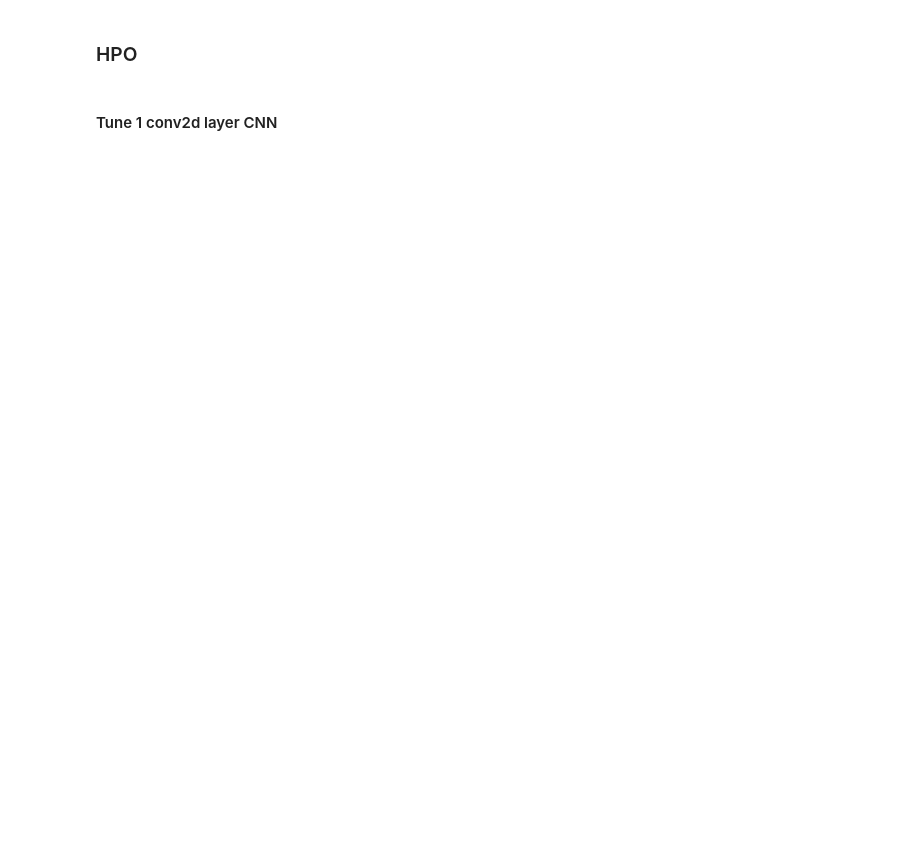
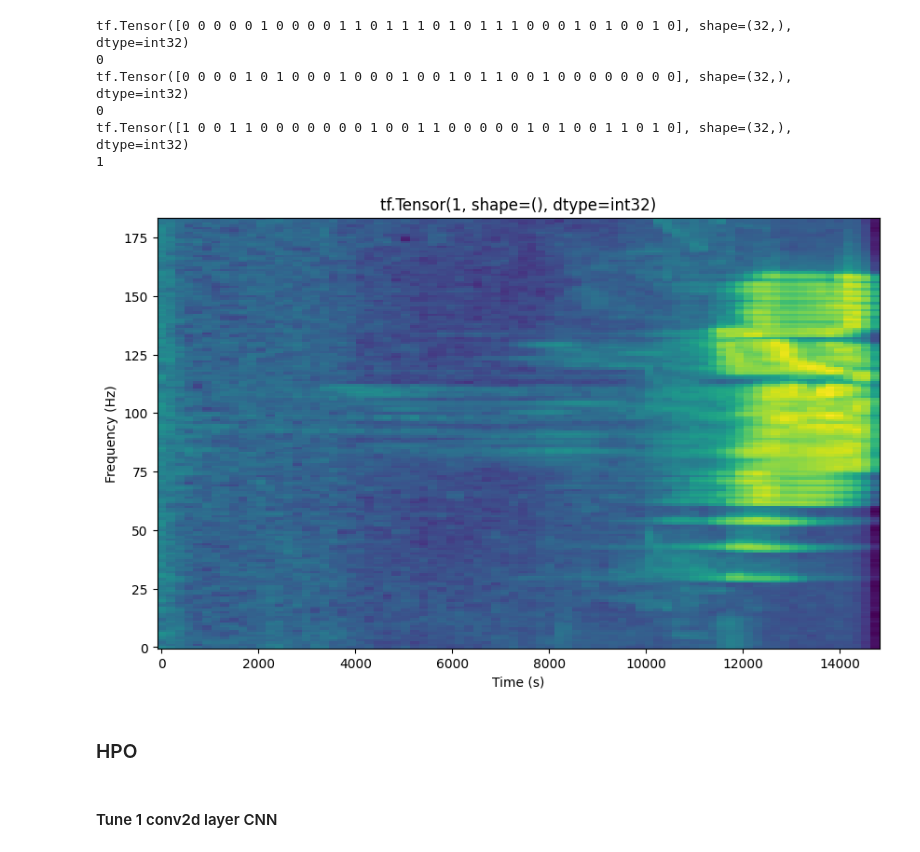
Before and after one commit to polinatrump/BirdSongDetectionTinyML, a Jupyter notebook: thesis/bnn_mel_spec_baseline_hpo_quant.ipynb, the cells around one changed output. Cells and saved outputs as stored; diff of their text form; code cells hidden in the pictures; blank space fills up the shorter version.

```diff
--- a/thesis/bnn_time_series_baseline_hpo_quant.ipynb
+++ b/thesis/bnn_mel_spec_baseline_hpo_quant.ipynb
@@ -67,3 +66,40 @@ x_test_np, y_test_np = convert_prefetchdataset_to_numpy_arrays(test_dataset, dat
+# %%
+train_spectrogram_ds = create_spectrograms_from_audio_dataset(train_dataset, sample_rate = 16000).cache().prefetch(tf.data.AUTOTUNE)
+test_spectrogram_ds = create_spectrograms_from_audio_dataset(test_dataset, sample_rate = 16000).cache().prefetch(tf.data.AUTOTUNE)
+val_spectrogram_ds = create_spectrograms_from_audio_dataset(val_dataset, sample_rate = 16000).cache().prefetch(tf.data.AUTOTUNE)
+
+x_train_np, y_train_np = convert_prefetchdataset_to_numpy_arrays(train_spectrogram_ds)
+x_val_np, y_val_np = convert_prefetchdataset_to_numpy_arrays(val_spectrogram_ds)
+x_test_np, y_test_np = convert_prefetchdataset_to_numpy_arrays(test_spectrogram_ds)
+# %%
+# non-target = 0, target = 1
+# Print spectrograms of target or non-target class from dataset
+class_number = 1
+
+for i in train_spectrogram_ds:
+    print(i[1])
+    print(i[1][0].numpy())
+    if i[1][0].numpy() == class_number:
+        spectrogram = i[0][0]
+        height = spectrogram.shape[0]
+        width = spectrogram.shape[1]
+        X = np.linspace(0, np.size(spectrogram), num=width, dtype=int)
+        Y = range(height)
+        plt.figure(figsize=(10, 6))
+        plt.pcolormesh(X, Y, spectrogram)
+        plt.title(i[1][0])
+        plt.xlabel('Time (s)')
+        plt.ylabel('Frequency (Hz)')
+        plt.show()
+        break
+# %% [output]
+tf.Tensor([0 0 0 0 0 1 0 0 0 0 1 1 0 1 1 1 0 1 0 1 1 1 0 0 0 1 0 1 0 0 1 0], shape=(32,), dtype=int32)
+0
+tf.Tensor([0 0 0 0 1 0 1 0 0 0 1 0 0 0 1 0 0 1 0 1 1 0 0 1 0 0 0 0 0 0 0 0], shape=(32,), dtype=int32)
+0
+tf.Tensor([1 0 0 1 1 0 0 0 0 0 0 0 1 0 0 1 1 0 0 0 0 0 1 0 1 0 0 1 1 0 1 0], shape=(32,), dtype=int32)
+1
+[figure, added]
 # %% [markdown]
 ### HPO
 # %%
```
Also changed, not shown: parts of 10 cells of this notebook, 41 other files.
